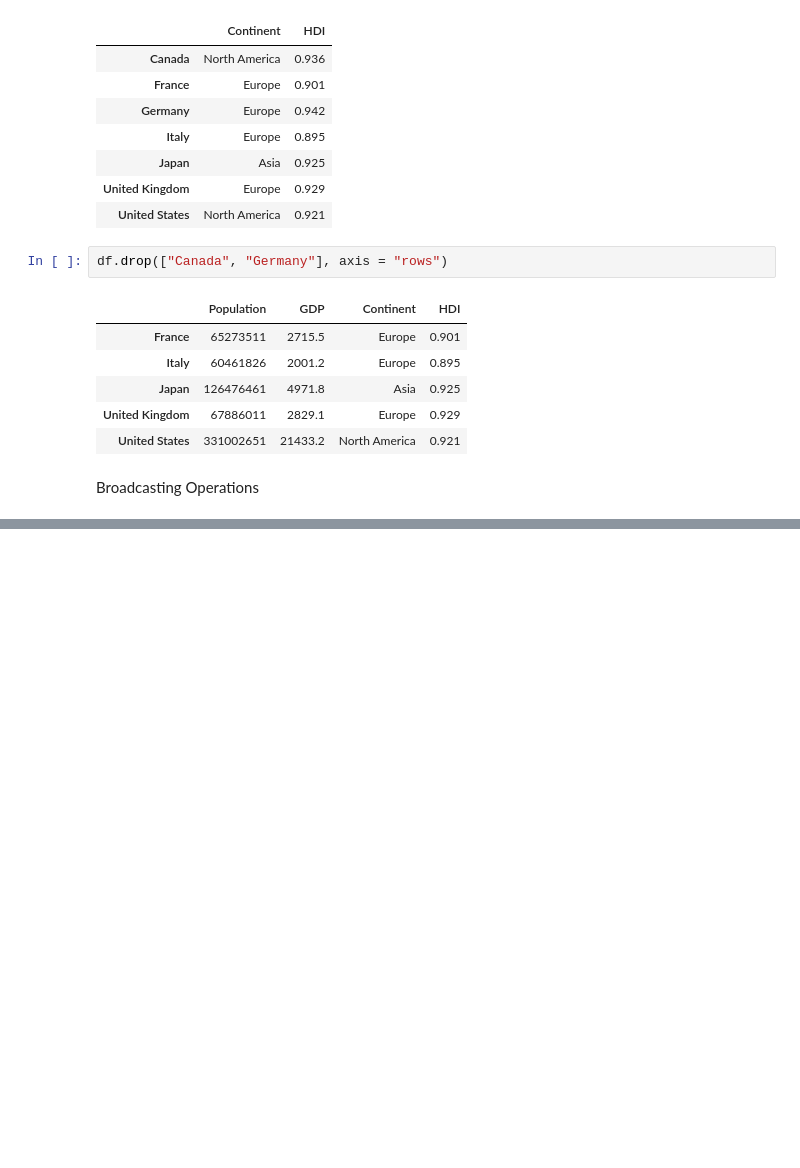
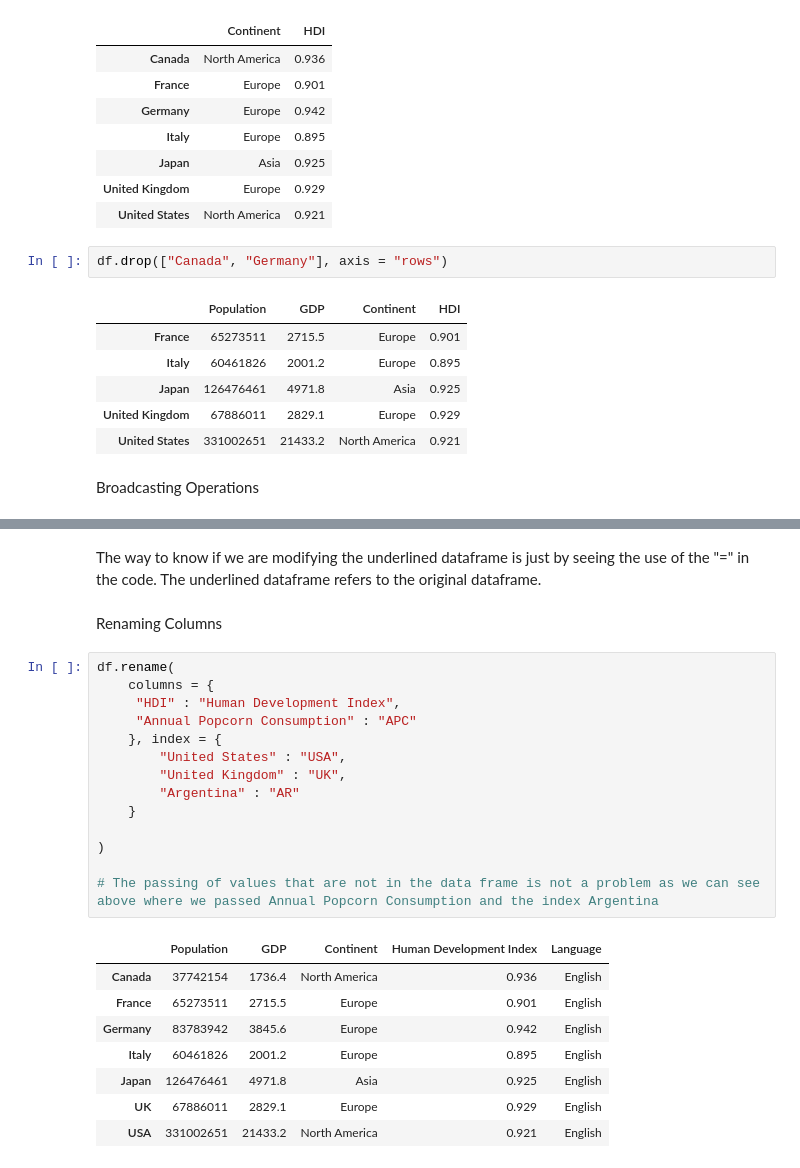
Before and after one commit to pasangyalzen/freecodecamp-data-notes, a Jupyter notebook: pandas_practise.ipynb, the cells around one changed output, grey strips where cells are left out. Drawn from its saved outputs; the diff is of its cells as text; blank space fills up the shorter version.

```diff
--- a/pandas_practise.ipynb
+++ b/pandas_practise.ipynb
@@ -994,0 +1104,27 @@ Broadcasting Operations
+# %% [markdown]
+The way to know if we are modifying the underlined dataframe is just by seeing the use of the "=" in the code. The underlined dataframe refers to the original dataframe.
+# %% [markdown]
+Renaming Columns
+# %%
+df.rename(
+    columns = {
+     "HDI" : "Human Development Index",
+     "Annual Popcorn Consumption" : "APC"
+    }, index = {
+        "United States" : "USA",
+        "United Kingdom" : "UK",
+        "Argentina" : "AR"
+    }
+
+)
+
+# The passing of values that are not in the data frame is not a problem as we can see above where we passed Annual Popcorn Consumption and the index Argentina
+# %% [output]
+|  | Population | GDP | Continent | Human Development Index | Language |
+| Canada | 37742154 | 1736.4 | North America | 0.936 | English |
+| France | 65273511 | 2715.5 | Europe | 0.901 | English |
+| Germany | 83783942 | 3845.6 | Europe | 0.942 | English |
+| Italy | 60461826 | 2001.2 | Europe | 0.895 | English |
+| Japan | 126476461 | 4971.8 | Asia | 0.925 | English |
+| UK | 67886011 | 2829.1 | Europe | 0.929 | English |
+| USA | 331002651 | 21433.2 | North America | 0.921 | English |
```
Also changed, not shown: parts of 36 cells of this notebook.
